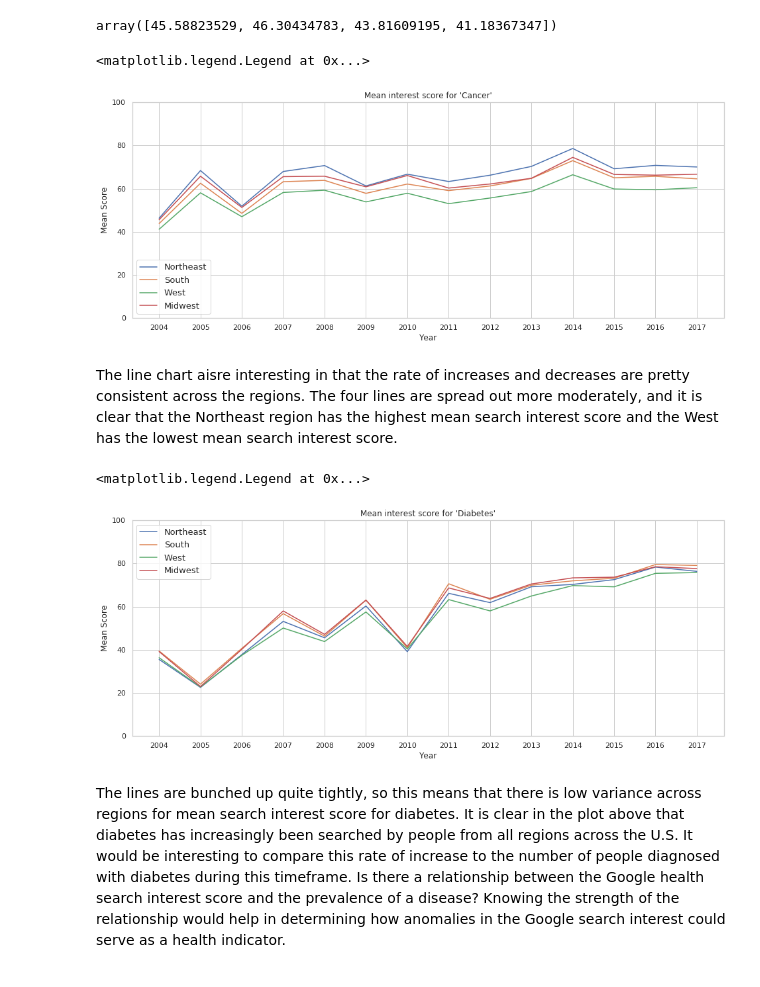
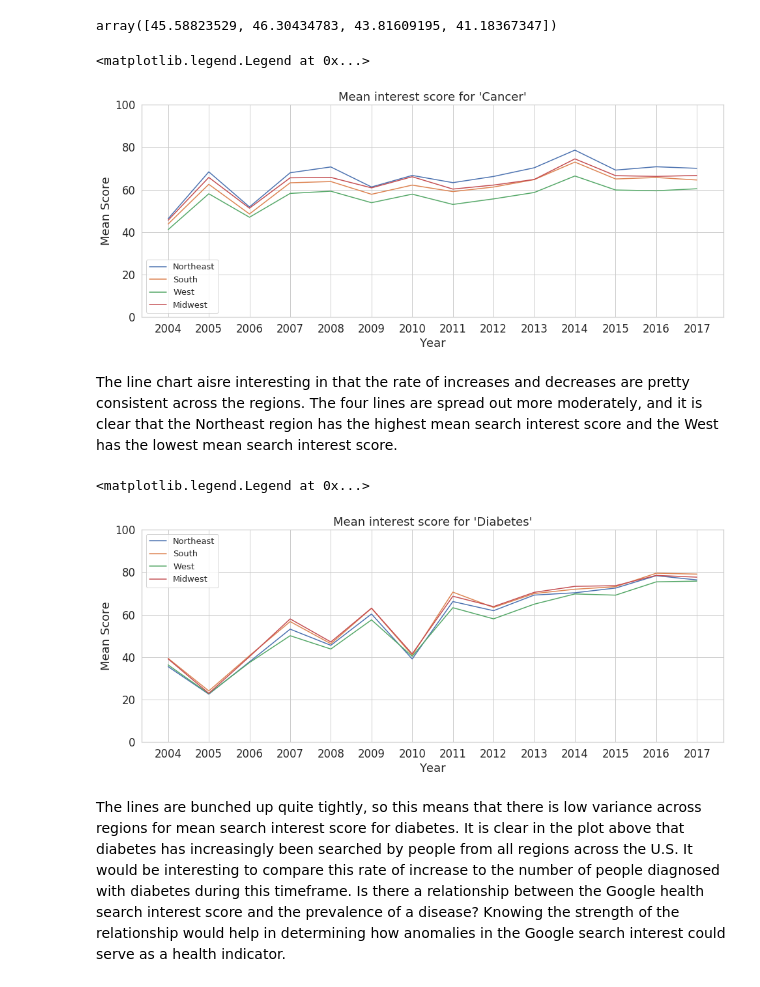
Before and after one commit to chantel808/Springboard_Capstone1, a Jupyter notebook: 2.10.2020_EDA_google_health_search_analysis.ipynb, the cells around one changed output. Cells and saved outputs as stored; diff of their text form; code cells hidden in the pictures.

Commit message:
Fixed font size on plots

```diff
--- a/2.10.2020_EDA_google_health_search_analysis.ipynb
+++ b/2.10.2020_EDA_google_health_search_analysis.ipynb
@@ -543,19 +541,22 @@ mean_dict['cancer']['2004'].values
 # %% [output]
 array([45.58823529, 46.30434783, 43.81609195, 41.18367347])
 # %%
+sns.set(font_scale=1.5)
+sns.set_style("whitegrid")
+
 cancer_df = pd.DataFrame(mean_dict['cancer']).T
 cancer_df = cancer_df[['Northeast', 'South', 'West', 'Midwest']]
 
 plt.figure(figsize=(16, 6))
 ax = plt.plot(cancer_df)
 plt.title("Mean interest score for 'Cancer'")
 plt.xlabel('Year')
 plt.ylabel('Mean Score')
 plt.ylim(0,100)
 plt.legend(cancer_df.columns, fontsize=13, loc='lower left')
 # %% [output]
 <matplotlib.legend.Legend at 0x...>
-[figure, old version]
+[figure, new version]
 # %% [markdown]
 The line chart aisre interesting in that the rate of increases and decreases are pretty consistent across the regions. The four lines are spread out more moderately, and it is clear that the Northeast region has the highest mean search interest score and the West has the lowest mean search interest score.
 # %%
@@ -571,7 +572,7 @@ plt.ylim(0,100)
 plt.legend(diabetes_df.columns, fontsize=13, loc='upper left')
 # %% [output]
 <matplotlib.legend.Legend at 0x...>
-[figure, old version]
+[figure, new version]
 # %% [markdown]
 The lines are bunched up quite tightly, so this means that there is low variance across regions for mean search interest score for diabetes. It is clear in the plot above that diabetes has increasingly been searched by people from all regions across the U.S. It would be interesting to compare this rate of increase to the number of people diagnosed with diabetes during this timeframe. Is there a relationship between the Google health search interest score and the prevalence of a disease? Knowing the strength of the relationship would help in determining how anomalies in the Google search interest could serve as a health indicator.
 # %%
```
Also changed, not shown: parts of 12 cells of this notebook.
